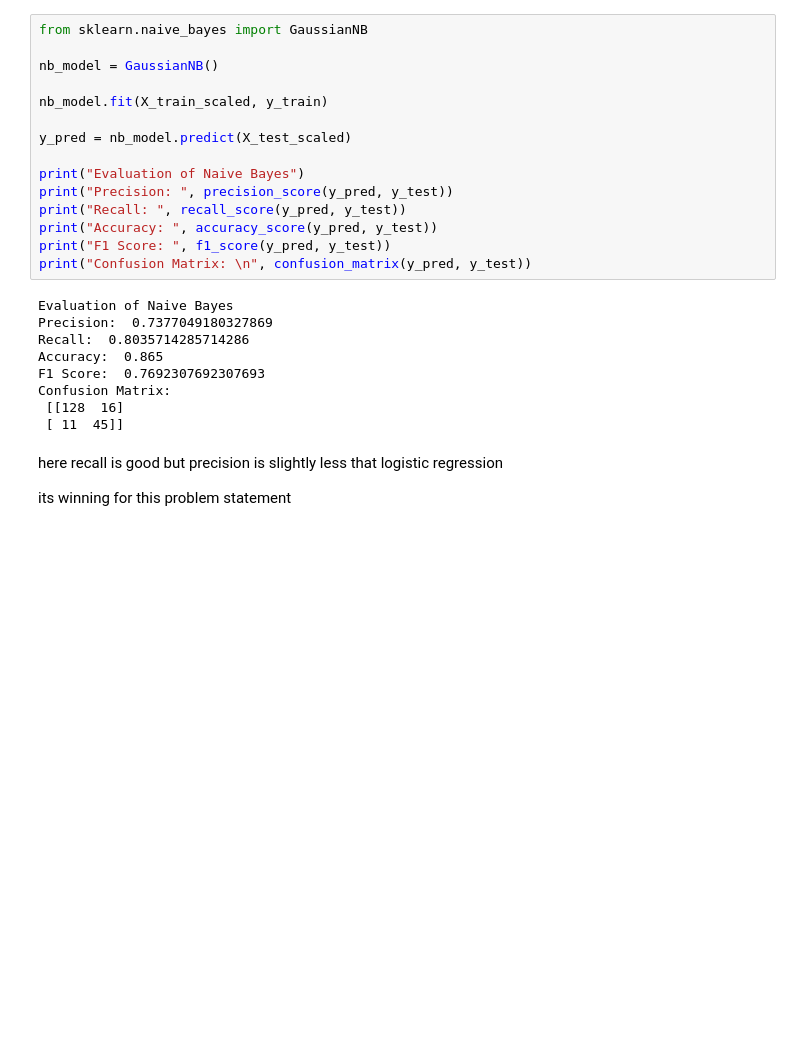
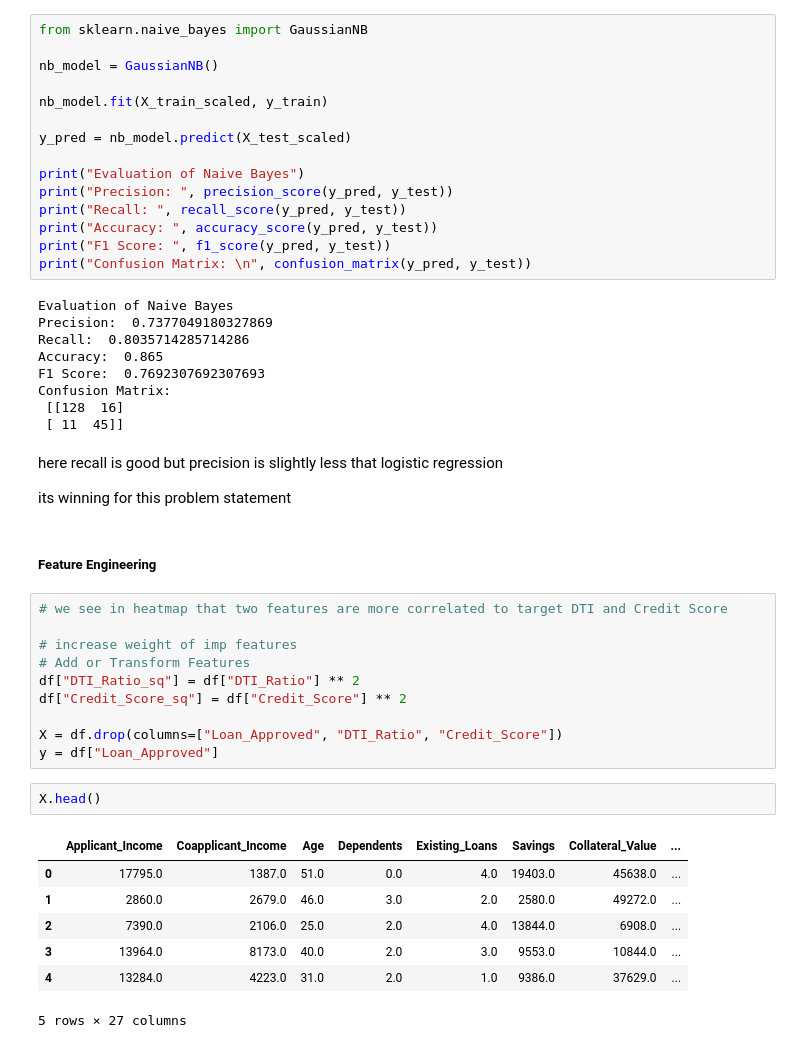
Before and after one commit to gajanan-shinde16/AI-ML, a Jupyter notebook: Part9_machine_learning/01_supervised_ml/06_Loan Eligibility Prediction/loan_eligibility.ipynb, the cells around one changed output. Cells and saved outputs as stored; diff of their text form; blank space fills up the shorter version.

```diff
--- a/Part9_machine_learning/01_supervised_ml/06_Loan Eligibility Prediction/loan_eligibility.ipynb
+++ b/Part9_machine_learning/01_supervised_ml/06_Loan Eligibility Prediction/loan_eligibility.ipynb
@@ -594,3 +594,25 @@ Confusion Matrix:
 here recall is good but precision is slightly less that logistic regression
 
 its winning for this problem statement
+# %% [markdown]
+##### Feature Engineering
+# %%
+# we see in heatmap that two features are more correlated to target DTI and Credit Score
+
+# increase weight of imp features
+# Add or Transform Features
+df["DTI_Ratio_sq"] = df["DTI_Ratio"] ** 2
+df["Credit_Score_sq"] = df["Credit_Score"] ** 2
+
+X = df.drop(columns=["Loan_Approved", "DTI_Ratio", "Credit_Score"])
+y = df["Loan_Approved"]
+# %%
+X.head()
+# %% [output]
+|  | Applicant_Income | Coapplicant_Income | Age | Dependents | Existing_Loans | Savings | Collateral_Value | ... |
+| 0 | 17795.0 | 1387.0 | 51.0 | 0.0 | 4.0 | 19403.0 | 45638.0 | ... |
+| 1 | 2860.0 | 2679.0 | 46.0 | 3.0 | 2.0 | 2580.0 | 49272.0 | ... |
+| 2 | 7390.0 | 2106.0 | 25.0 | 2.0 | 4.0 | 13844.0 | 6908.0 | ... |
+| 3 | 13964.0 | 8173.0 | 40.0 | 2.0 | 3.0 | 9553.0 | 10844.0 | ... |
+| 4 | 13284.0 | 4223.0 | 31.0 | 2.0 | 1.0 | 9386.0 | 37629.0 | ... |
+5 rows × 27 columns
```
Also changed, not shown: parts of 4 cells of this notebook.
